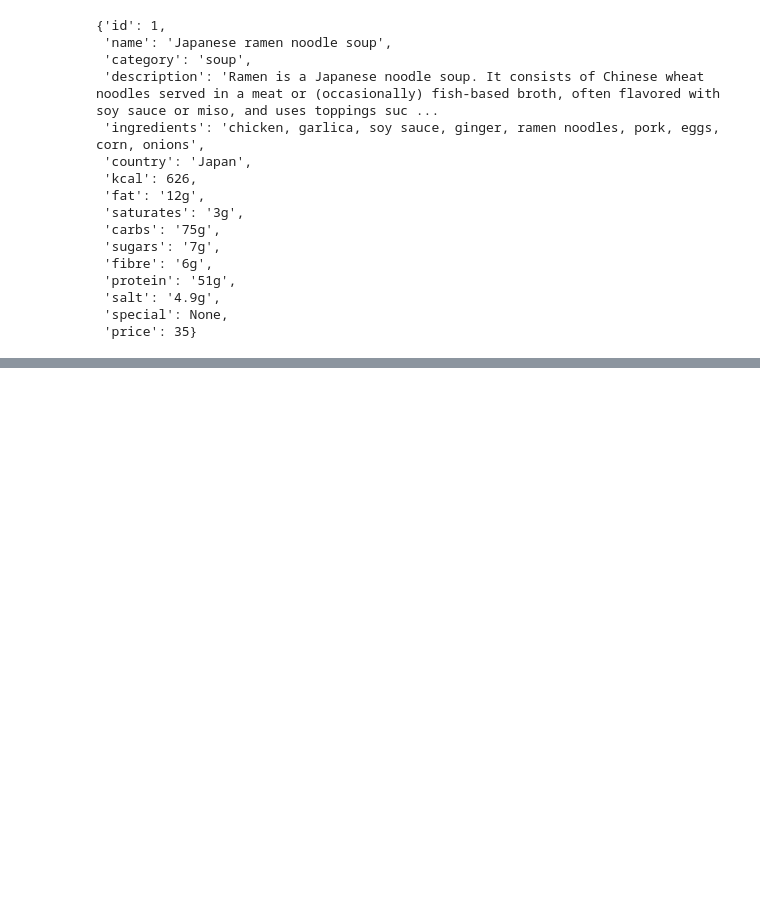
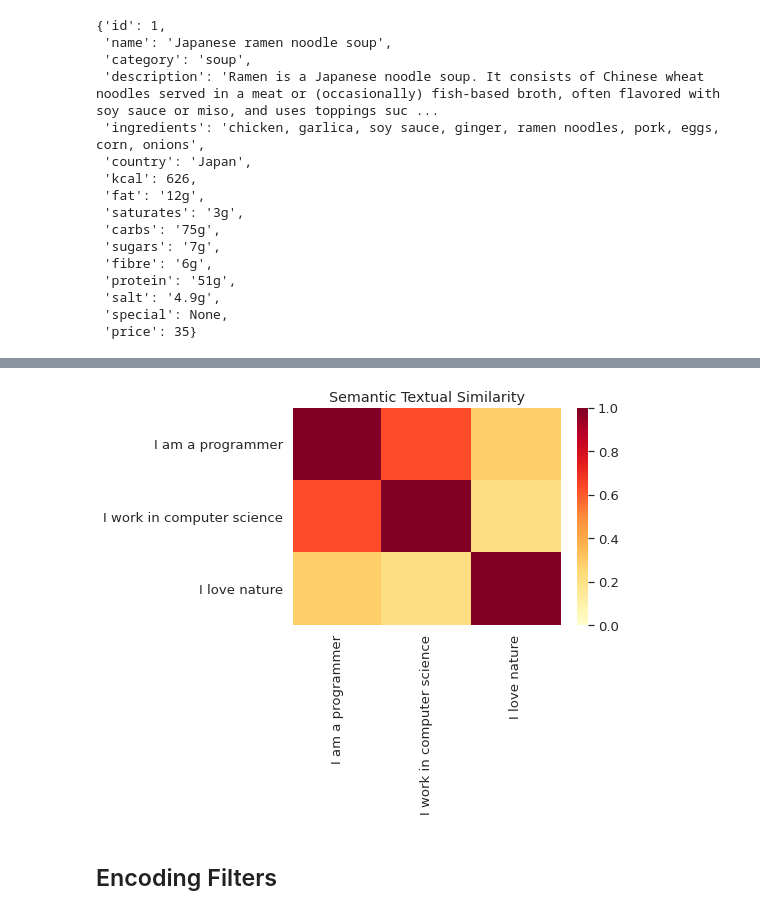
Before and after one commit to juneyoon/chatbot_course, a Jupyter notebook: data explore.ipynb, the cells around one changed output, grey strips where cells are left out. Drawn from its saved outputs; the diff is of its cells as text; code cells hidden in the pictures; blank space fills up the shorter version.

Commit message:
6.2. sentence encode

```diff
--- a/data explore.ipynb
+++ b/data explore.ipynb
@@ -37,0 +49,9 @@ data[0]
+# %%
+module_url = "https://tfhub.dev/google/universal-sentence-encoder/4"
+model = hub.load(module_url)
+# %%
+phrases = [
+    "I am a programmer",
+    "I work in computer science",
+    "I love nature"
+]
@@ -37,0 +60,23 @@ data[0]
+# %%
+def plot_similarity(labels, features, rotation):
+    corr = np.inner(features, features)
+    sns.set(font_scale=1.2)
+    g = sns.heatmap(
+      corr,
+      xticklabels=labels,
+      yticklabels=labels,
+      vmin=0,
+      vmax=1,
+      cmap="YlOrRd")
+    g.set_xticklabels(labels, rotation=rotation)
+    g.set_title("Semantic Textual Similarity")
+
+def run_and_plot(messages_):
+    message_embeddings_ = model(messages_)
+    plot_similarity(messages_, message_embeddings_, 90)
+# %%
+run_and_plot(phrases)
+# %% [output]
+[figure, added]
+# %% [markdown]
+## Encoding Filters
```
Also changed, not shown: parts of 19 cells of this notebook, 10 other files.
